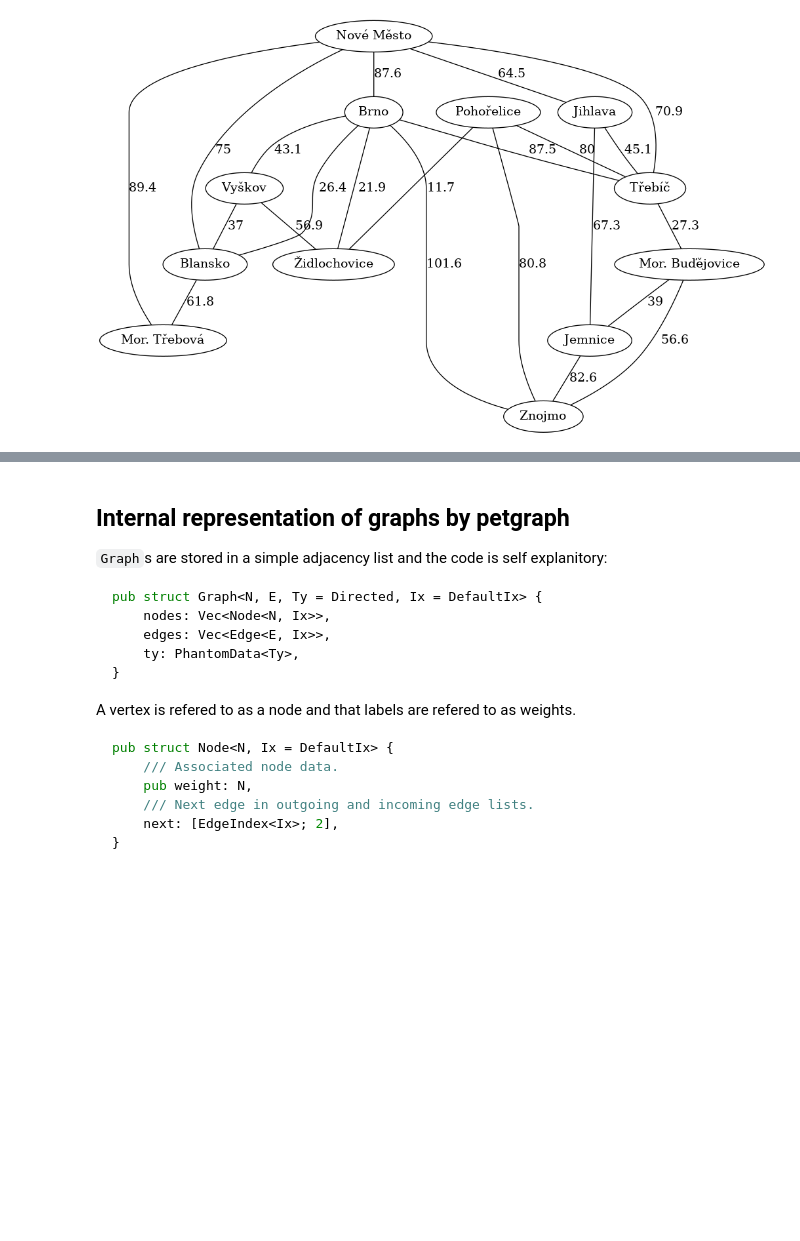
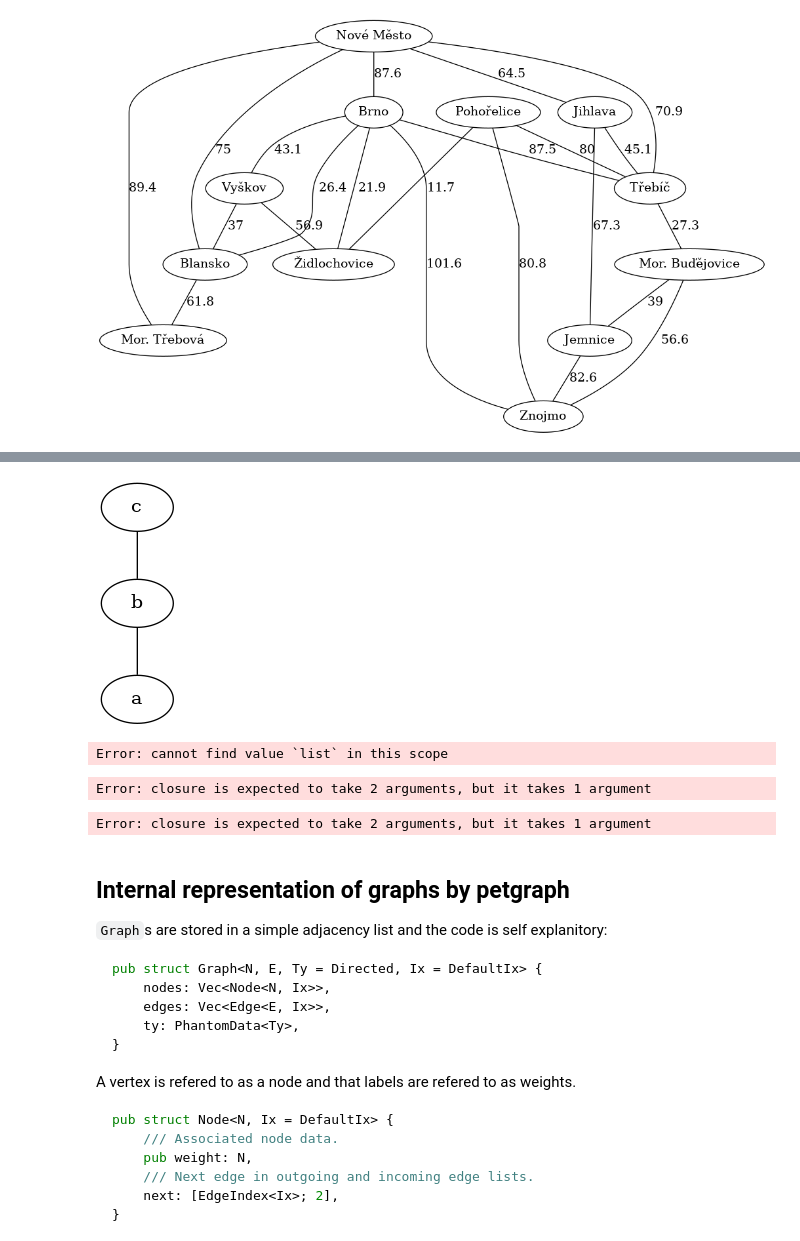
Before and after one commit to timthelion/rust-jupyter, a Jupyter notebook: pegraph_review.ipynb, the cells around one changed output, grey strips where cells are left out. Saved outputs shown, nothing was run; the diff lists cells and outputs as text; code cells hidden in the pictures; blank space fills up the shorter version.

```diff
--- a/pegraph_review.ipynb
+++ b/pegraph_review.ipynb
@@ -876,3 +952,29 @@ for element in min_spanning_tree(&moravia) {
+# %%
+let mut flipped_list : Graph<&str, &str, petgraph::Undirected> = Graph::new_undirected();
+{
+    let fitem3 = flipped_list.add_node("a");
+    let fitem2 = flipped_list.add_node("b");
+    let fitem1 = flipped_list.add_node("c");
+    flipped_list.add_edge(fitem1, fitem2, "");
+    flipped_list.add_edge(fitem2, fitem3, "");
+}
+draw_graph(&flipped_list);
+# %% [output]
+[figure, added]
+# %%
+println!(
+    "list == flipped_list? {}",
+    is_isomorphic_matching(
+        &list,
+        &flipped_list,
+        |a, b| a==b,
+        |a, b| a==b,
+    )
+);
+# %% [output]
+Error: cannot find value `list` in this scope
+Error: closure is expected to take 2 arguments, but it takes 1 argument
+Error: closure is expected to take 2 arguments, but it takes 1 argument
 # %% [markdown]
 Internal representation of graphs by petgraph
 ------------------------------------------------------------------
```
Also changed, not shown: parts of 12 cells of this notebook.
